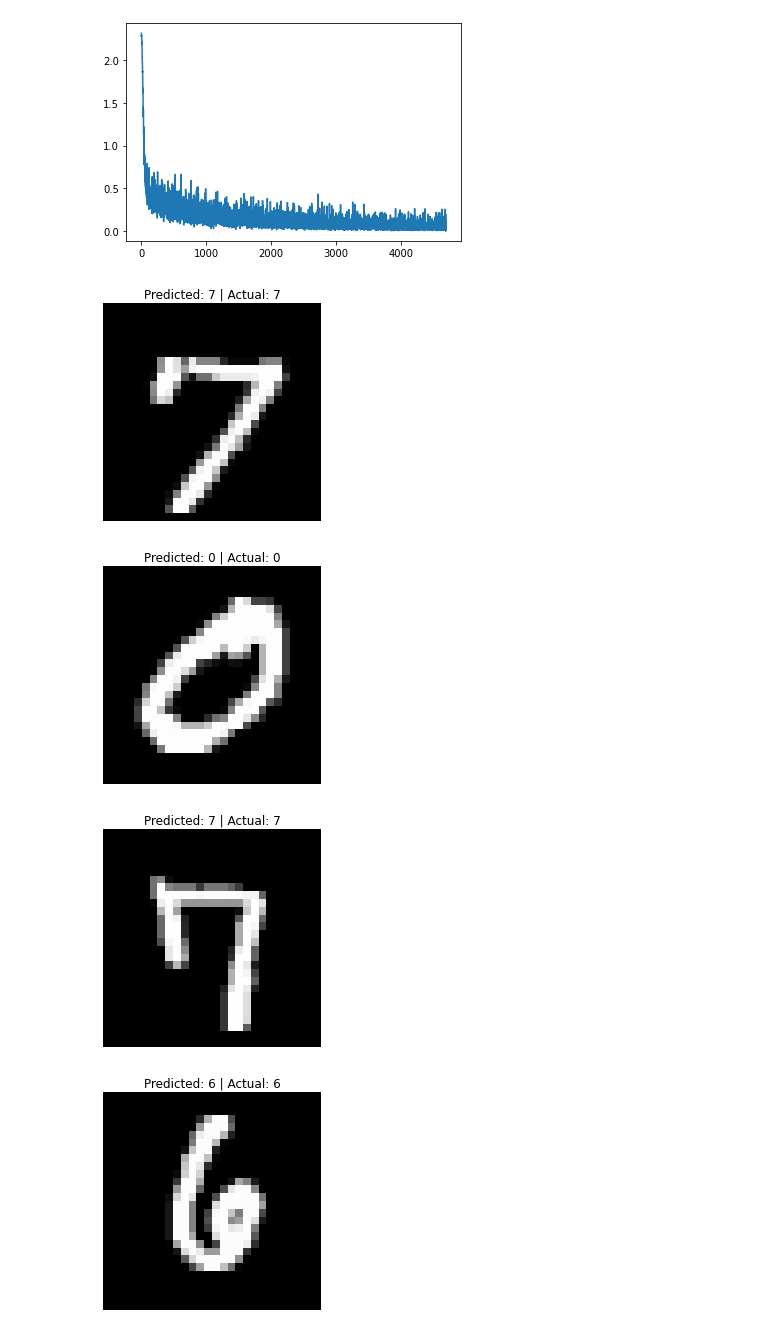
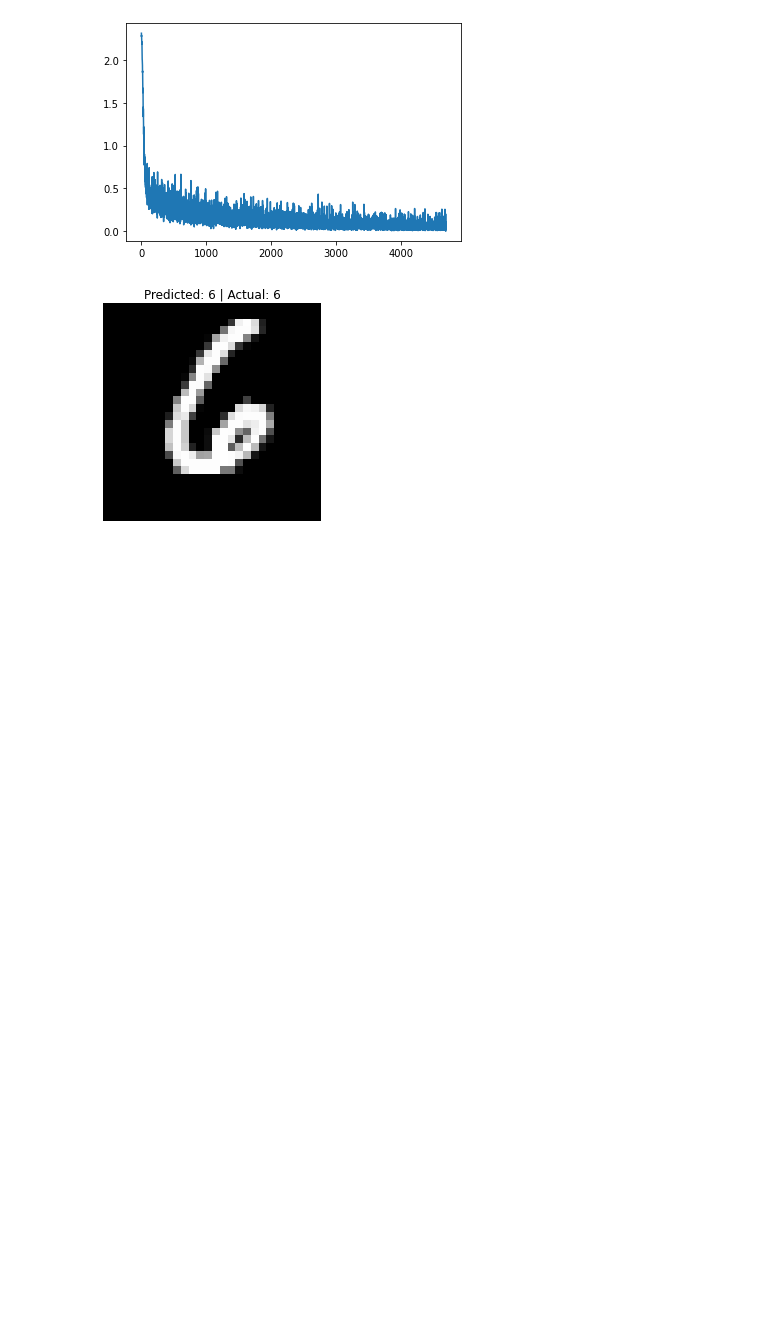
Before and after one commit to nozsurfs/Deep-Learning-Learning, a Jupyter notebook: projects/number_predictor_project.ipynb, the cells around one changed output. Drawn from its saved outputs; the diff is of its cells as text; code cells hidden in the pictures; blank space fills up the shorter version.

```diff
--- a/projects/number_predictor_project.ipynb
+++ b/projects/number_predictor_project.ipynb
@@ -96,29 +96,26 @@ plt.plot(lossvalues)
 # %%
 ## Code generated from Gen AI to test my model. Seems to work well.
 
-for i in range(5):
+for i in range(1):
 
     # 1. Pick a random image and label from your test dataset
     idx = random.randint(0, len(train_loader) - 1)
     image, actual_label = train_loader.dataset[idx]
 
     # 2. Prepare the image (add batch dimension [1, 1, 28, 28] and move to device)
     input_tensor = image.unsqueeze(0)
 
     # 3. Run prediction without tracking gradients
     model.eval()
     with torch.no_grad():
         output = model(input_tensor)
         predicted_label = output.argmax(dim=1).item()
 
     # 4. Display the result
     plt.subplots(1)
     plt.imshow(image.squeeze(), cmap="gray")
     plt.title(f"Predicted: {predicted_label} | Actual: {actual_label}")
     plt.axis("off")
     plt.show()
 # %% [output]
-[figure, old version]
+[figure, new version]
-[figure, removed]
-[figure, removed]
-[figure, removed]
```
Also changed, not shown: parts of 7 cells of this notebook.
